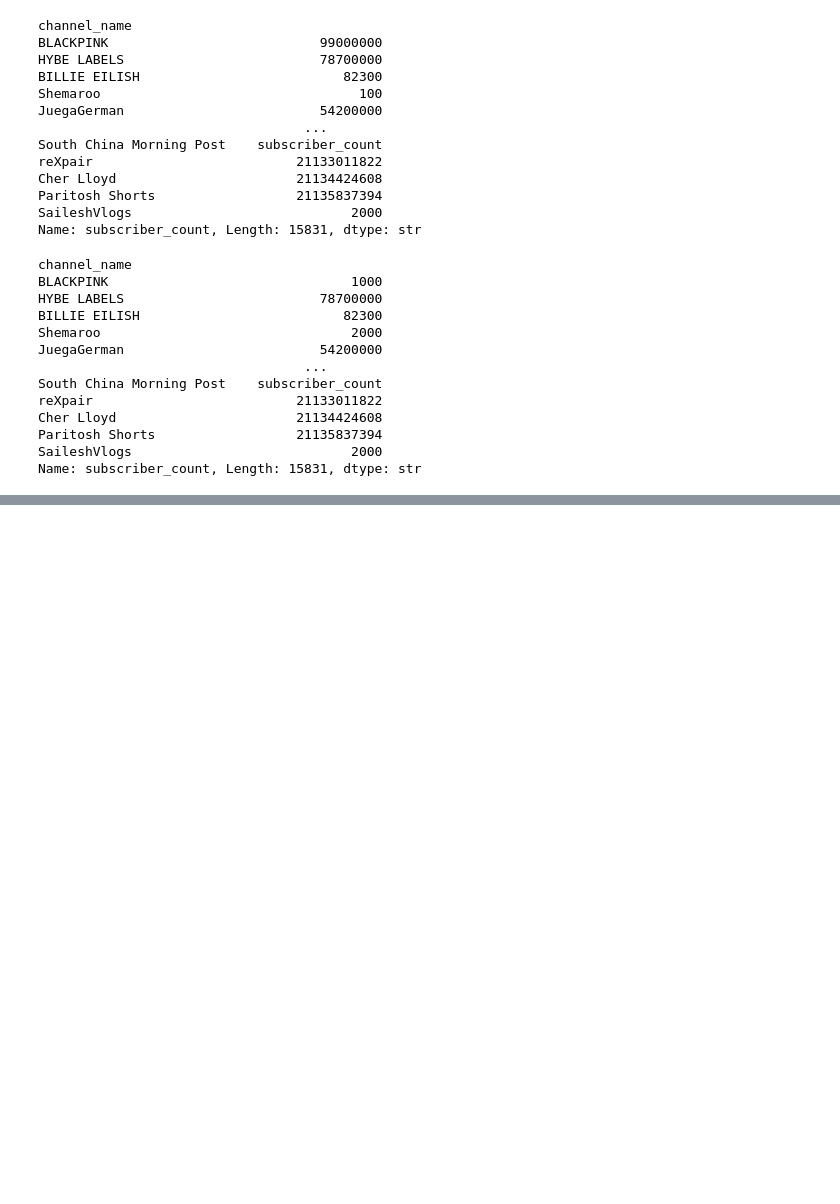
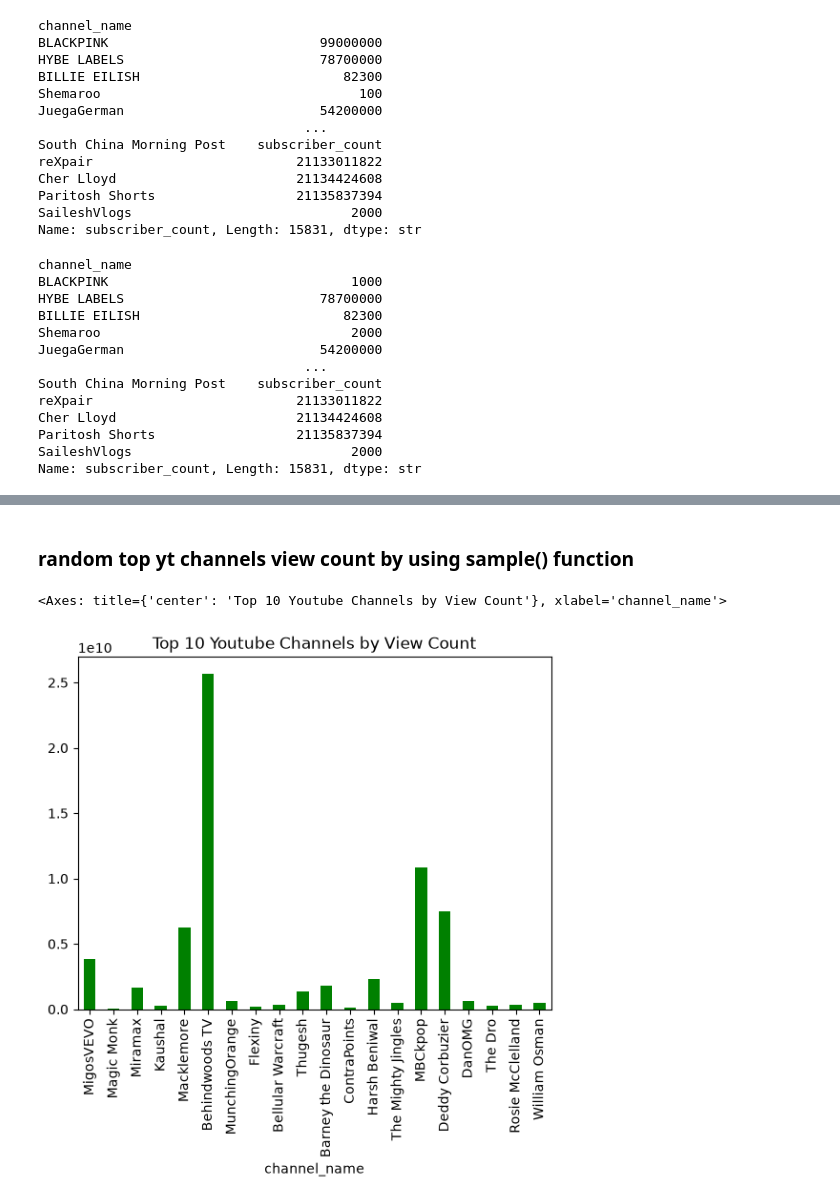
Before and after one commit to saileshchikkam/GEN-Ai, a Jupyter notebook: Machine Learning/Prerequisites/Numpy/Pandas/Series.ipynb, the cells around one changed output, grey strips where cells are left out. Saved outputs shown, nothing was run; the diff lists cells and outputs as text; code cells hidden in the pictures; blank space fills up the shorter version.

```diff
--- a/Machine Learning/Prerequisites/Numpy/Pandas/Series.ipynb
+++ b/Machine Learning/Prerequisites/Numpy/Pandas/Series.ipynb
@@ -1139,0 +1683,7 @@ Name: subscriber_count, Length: 15831, dtype: str
+# %% [markdown]
+### random top yt channels view count by using sample() function
+# %%
+yt.sort_values(ascending = False).sample(20).plot(kind = 'bar', color = 'green', title = 'Top 10 Youtube Channels by View Count')
+# %% [output]
+<Axes: title={'center': 'Top 10 Youtube Channels by View Count'}, xlabel='channel_name'>
+[figure, added]
```
Also changed, not shown: parts of 75 cells of this notebook.
